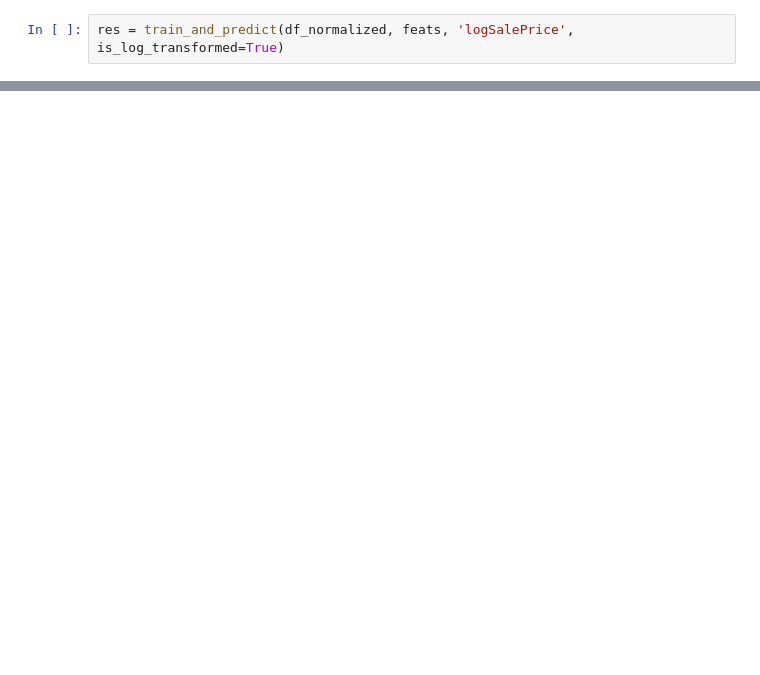
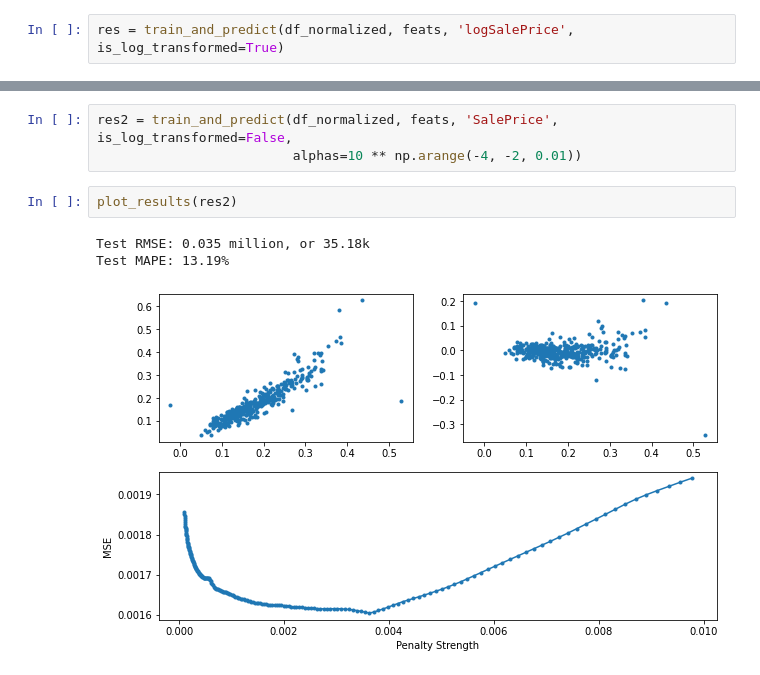
Before and after one commit to dehuihou/ames_house_price, a Jupyter notebook: sta208_final_project_lasso.ipynb, the cells around one changed output, grey strips where cells are left out. Cells and saved outputs as stored; diff of their text form; blank space fills up the shorter version.

```diff
--- a/sta208_final_project_lasso.ipynb
+++ b/sta208_final_project_lasso.ipynb
@@ -77,0 +78,9 @@ Text(0, 0.5, 'MSE')
+# %%
+res2 = train_and_predict(df_normalized, feats, 'SalePrice', is_log_transformed=False,
+                         alphas=10 ** np.arange(-4, -2, 0.01))
+# %%
+plot_results(res2)
+# %% [output]
+Test RMSE: 0.035 million, or 35.18k
+Test MAPE: 13.19%
+[figure, added]
```
Also changed, not shown: parts of 11 cells of this notebook.
